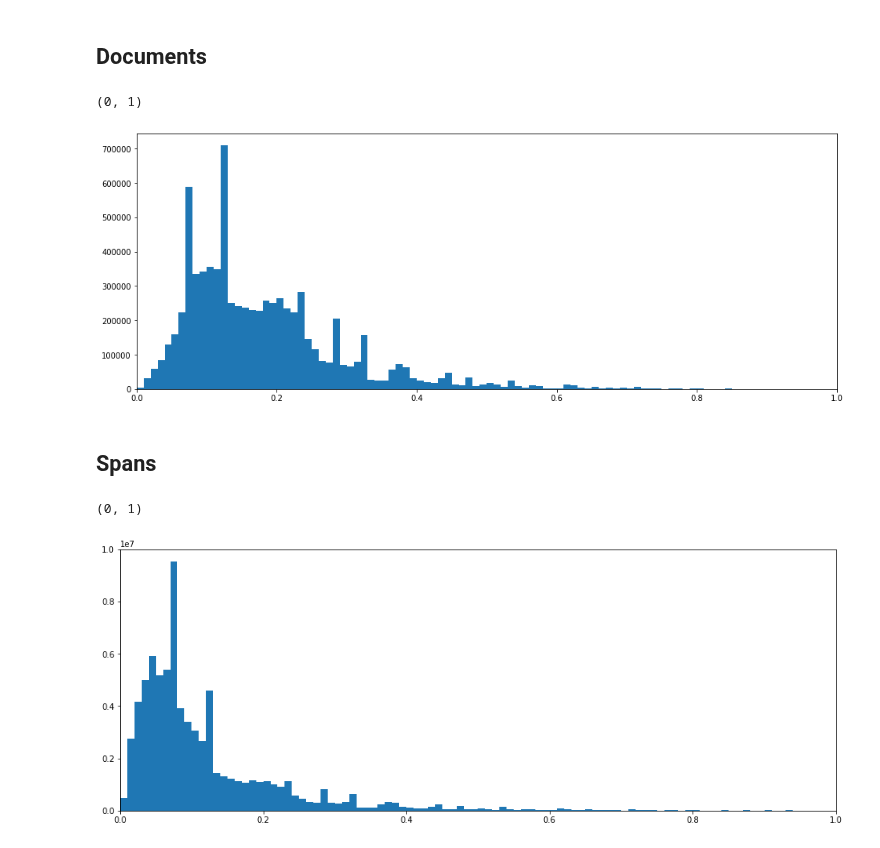
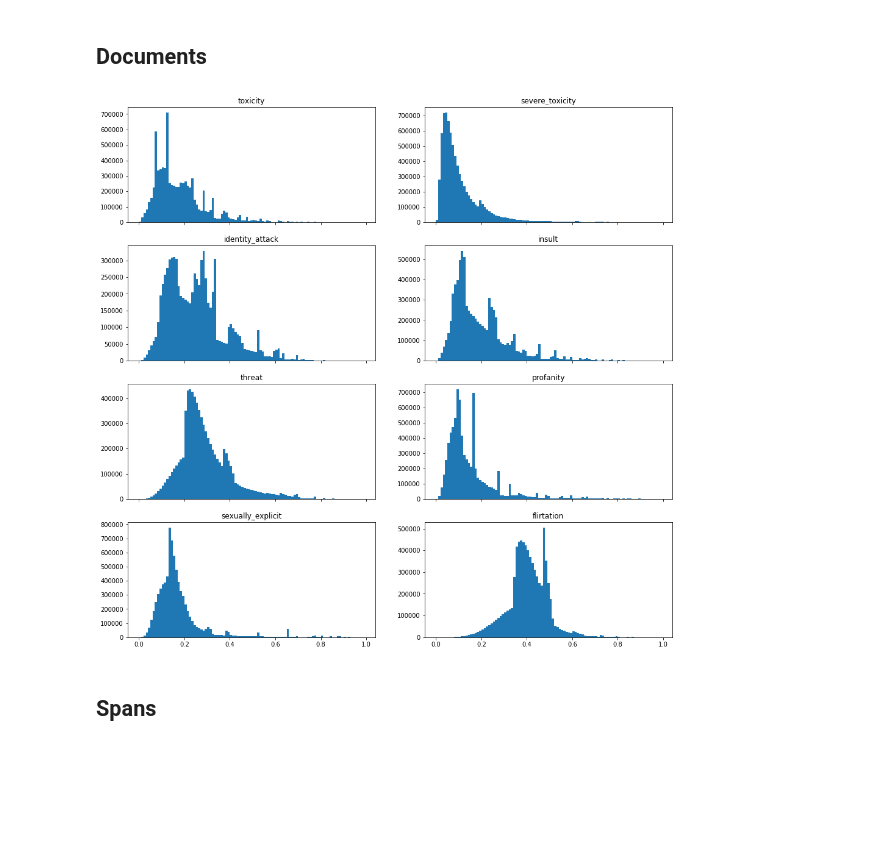
Before and after one commit to allenai/real-toxicity-prompts, a Jupyter notebook: statistics.ipynb, the cells around one changed output. Cells and saved outputs as stored; diff of their text form; code cells hidden in the pictures; blank space fills up the shorter version.

```diff
--- a/statistics.ipynb
+++ b/statistics.ipynb
@@ -7,7 +8,11 @@ from constants import DATA_DIR
 # %%
-def hist_query(table, col, rnd=2):
-    return f"""
+db_path = DATA_DIR / 'perspective-responses-v2.db'
+engine = create_engine(f'sqlite:///{db_path}', echo=False)
+
+def hist_df(table, col, rnd=2):
+    query = f"""
         SELECT count(*), ROUND({col}, {rnd})
         FROM {table}
         GROUP BY ROUND({col}, {rnd});
         """
+    return pd.read_sql(query, con=engine)
@@ -17,2 +19,20 @@ engine = create_engine(f'sqlite:///{db_path}', echo=False)
+# %%
+def plot_all(dfs, title):
+    dfs_list = list(dfs.items())
+
+    ncols = 2
+    fig, ax = plt.subplots(nrows=math.ceil(len(dfs) / ncols),
+                           ncols=ncols,
+                           sharex=True,
+                           figsize=(16, ncols * len(dfs)))
+
+    i = 0
+    for row in ax:
+        for col in row:
+            attr, df = dfs_list[i]
+            y, x = df.values.T
+            col.hist(x, bins=x, weights=y)
+            col.title.set_text(attr)
+            i += 1
 # %% [markdown]
 ## Documents
@@ -21,10 +39,8 @@ docs_df = pd.read_sql(hist_query('responses', 'toxicity'), con=engine)
-# %%
-y, x = docs_df.values.T
-plt.figure(figsize=(16, 6))
-plt.hist(x, bins=x, weights=y)
-plt.xlim(0, 1)
-# %% [output]
-(0, 1)
-[figure, removed]
+# %%
+doc_dfs = {attr: hist_df('responses', attr) for attr in PERSPECTIVE_API_ATTRIBUTES_LOWER}
+# %%
+plot_all(doc_dfs)
+# %% [output]
+[figure, added]
 # %% [markdown]
 ## Spans
@@ -33,8 +46,0 @@ spans_df = pd.read_sql(hist_query('span_scores', 'toxicity'), con=engine)
-# %%
-y, x = spans_df.values.T
-plt.figure(figsize=(16, 6))
-plt.hist(x, bins=x, weights=y)
-plt.xlim(0, 1)
-# %% [output]
-(0, 1)
-[figure, removed]
```
Also changed, not shown: parts of 6 cells of this notebook.
